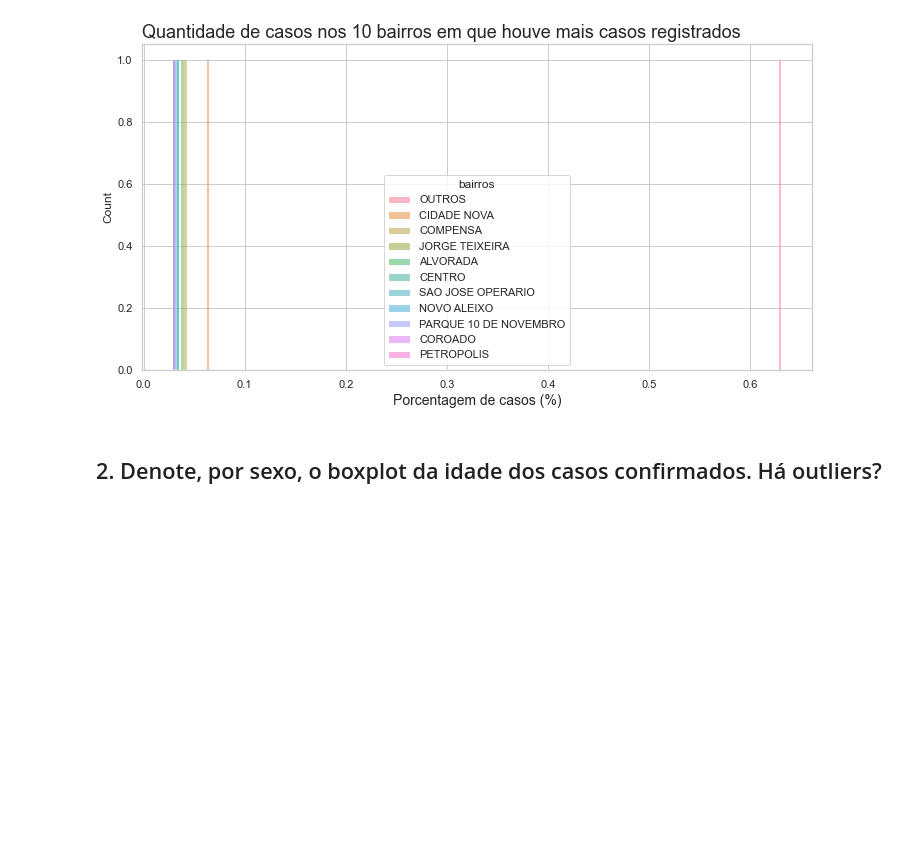
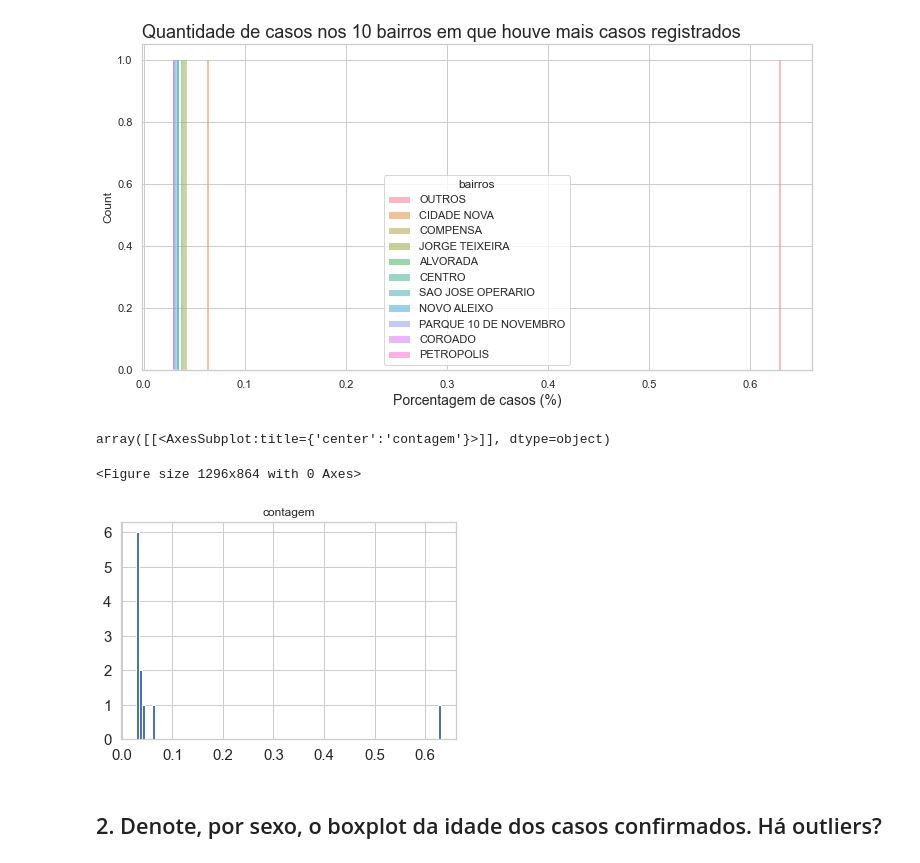
Before and after one commit to thiagos98/data-analysis-manaus, a Jupyter notebook: main.ipynb, the cells around one changed output. Saved outputs shown, nothing was run; the diff lists cells and outputs as text; code cells hidden in the pictures; blank space fills up the shorter version.

```diff
--- a/main.ipynb
+++ b/main.ipynb
@@ -53,7 +53,7 @@ print(f'{confirmed_cases} casos confirmados em Manaus.')
 ## 2.1-3.A qual período de tempo a base de dados se refere, isto é, qual o registro mais antigo e qual o mais recente? Leve em conta a data de notificação.
 # %%
 #neighborhoods_duplicates.loc[neighborhoods_duplicates._quantidade == NaN, '_quantidade'] = df_amount['_quantidade']
-df_confirmed.loc[:,'_dt_notificacao'] = pd.to_datetime(df_confirmed['_dt_notificacao'], format='%d/%m/%Y %H:%M')
+df_confirmed.loc[:,'_dt_notificacao'] = pd.to_datetime(df_confirmed['_dt_notificacao'], format='%d/%m/%Y %H:%M').copy()
 df_confirmed_notification = pd.DataFrame(df_confirmed['_dt_notificacao'])
 # %% [output]
 A value is trying to be set on a copy of a slice from a DataFrame.
@@ -368,6 +350,14 @@ ax.set_xlabel('Porcentagem de casos (%)', fontsize = '14')
 ax = ax
 # %% [output]
 [figure]
+# %%
+plt.figure(figsize=[18,12])
+
+df_dez_bairros.hist(['contagem'], bins=100, ylabelsize=15, xlabelsize=15)
+# %% [output]
+array([[<AxesSubplot:title={'center':'contagem'}>]], dtype=object)
+<Figure size 1296x864 with 0 Axes>
+[figure, added]
 # %% [markdown]
 ## 2. Denote, por sexo, o boxplot da idade dos casos confirmados. Há outliers?
 # %%
```
Also changed, not shown: parts of 65 cells of this notebook.
